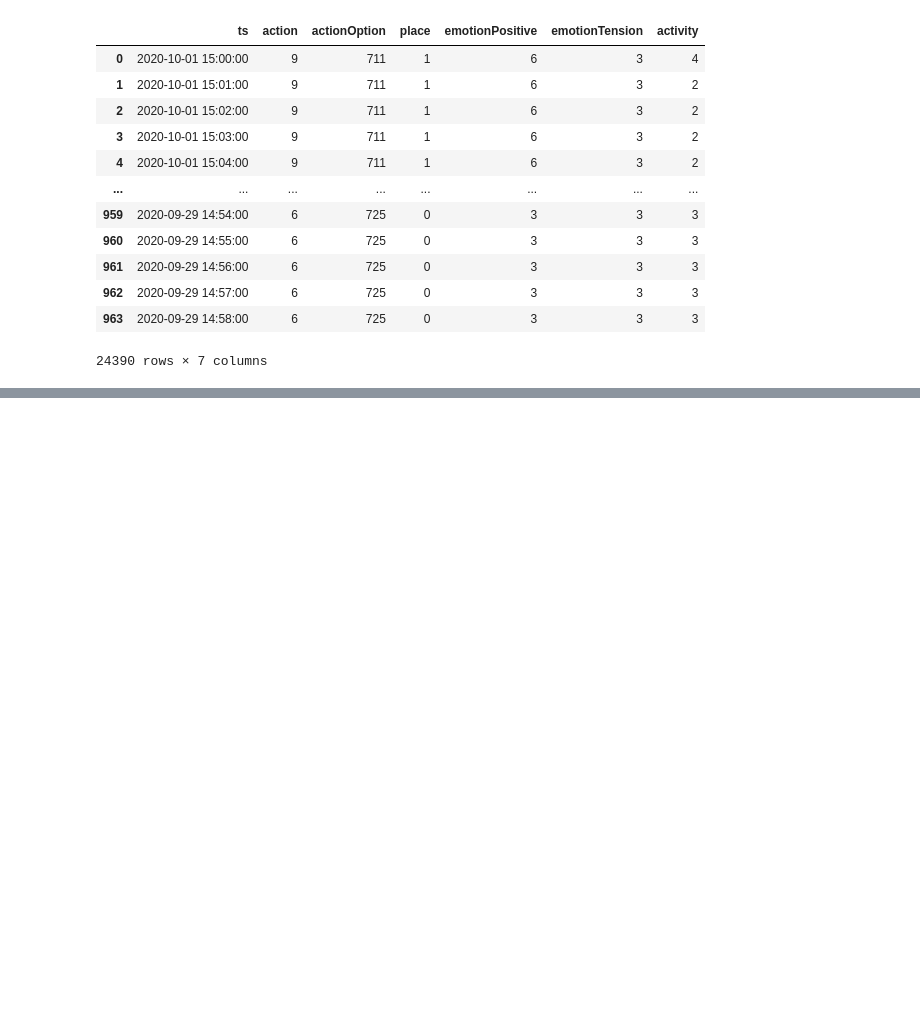
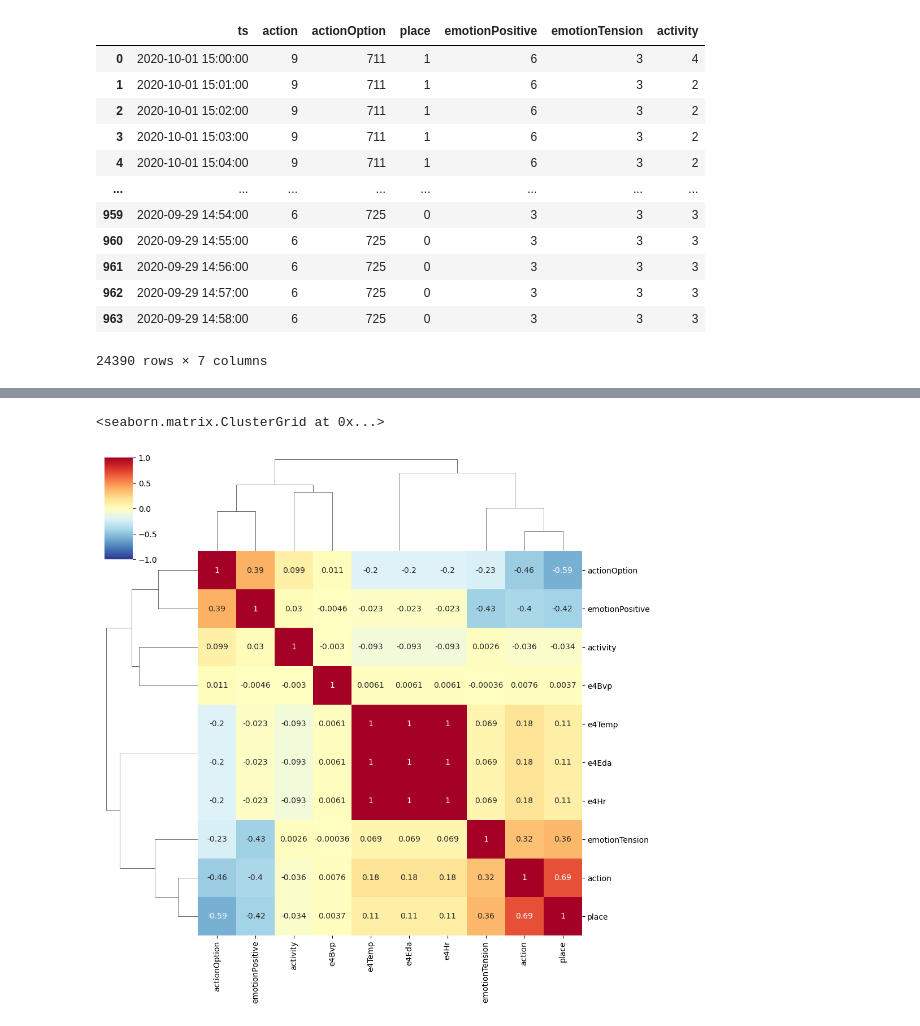
Before and after one commit to ianpark318/ETRI2023, a Jupyter notebook: eda.ipynb, the cells around one changed output, grey strips where cells are left out. Drawn from its saved outputs; the diff is of its cells as text; code cells hidden in the pictures; blank space fills up the shorter version.

```diff
--- a/eda.ipynb
+++ b/eda.ipynb
@@ -161,0 +179,4 @@ df_tmp2
+# %%
+df_e4Hr = pd.DataFrame(sub_Eda_data, columns=['ts', 'e4Hr'])
+df_e4Hr['ts']=pd.to_datetime(df_e4Eda['ts'], unit='s')
+df_e4Hr
@@ -161,0 +197,3 @@ df_tmp2
+# %%
+df_tmp4 = pd.merge(df_tmp3, df_e4Hr, on='ts')
+df_tmp4
@@ -161,0 +227,4 @@ df_tmp2
+# %%
+df_e4Temp = pd.DataFrame(sub_Eda_data, columns=['ts', 'e4Temp'])
+df_e4Temp['ts']=pd.to_datetime(df_e4Eda['ts'], unit='s')
+df_e4Temp
@@ -161,0 +245,3 @@ df_tmp2
+# %%
+df_tmp5 = pd.merge(df_tmp4, df_e4Temp, on='ts')
+df_tmp5
@@ -161,0 +278,9 @@ df_tmp2
+# %%
+sns.clustermap(df_tmp5.corr(),
+               annot = True,
+               cmap = 'RdYlBu_r',
+               vmin = -1, vmax = 1,
+              )
+# %% [output]
+<seaborn.matrix.ClusterGrid at 0x...>
+[figure, added]
```
Also changed, not shown: parts of 20 cells of this notebook.
